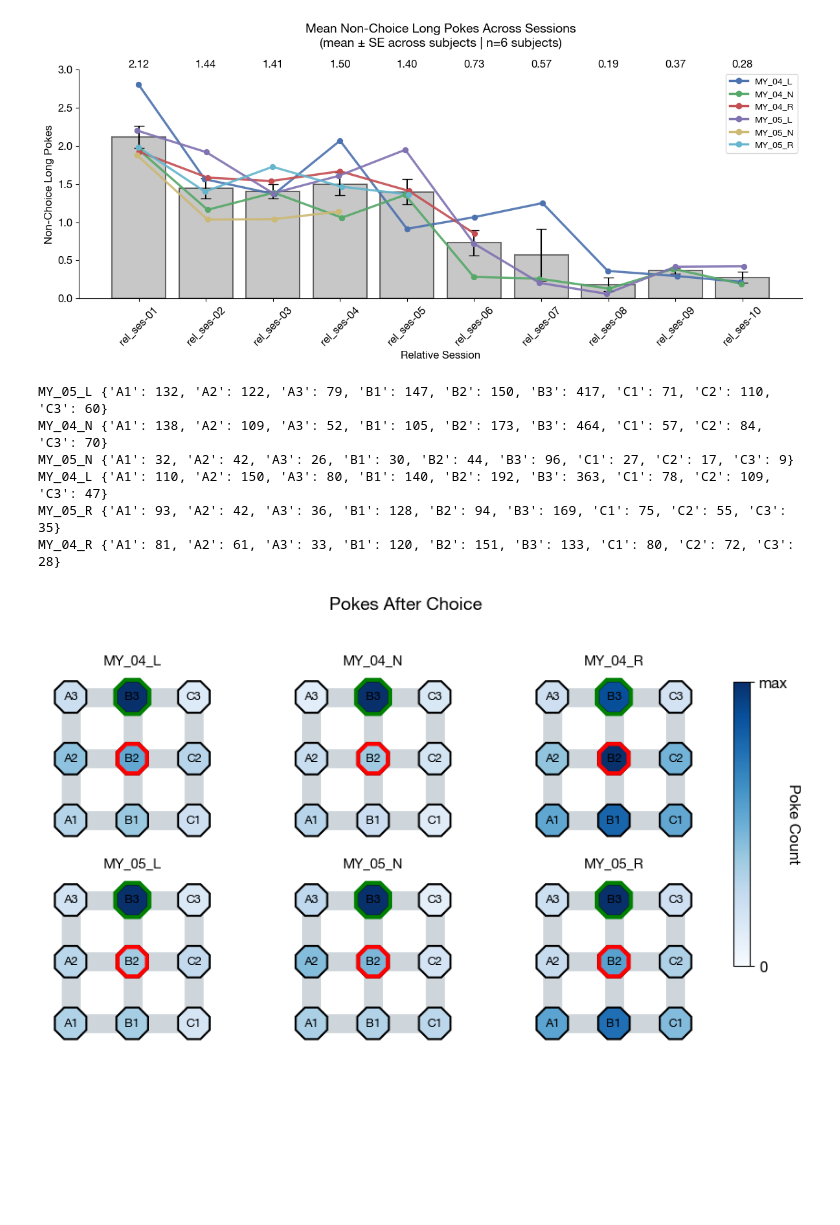
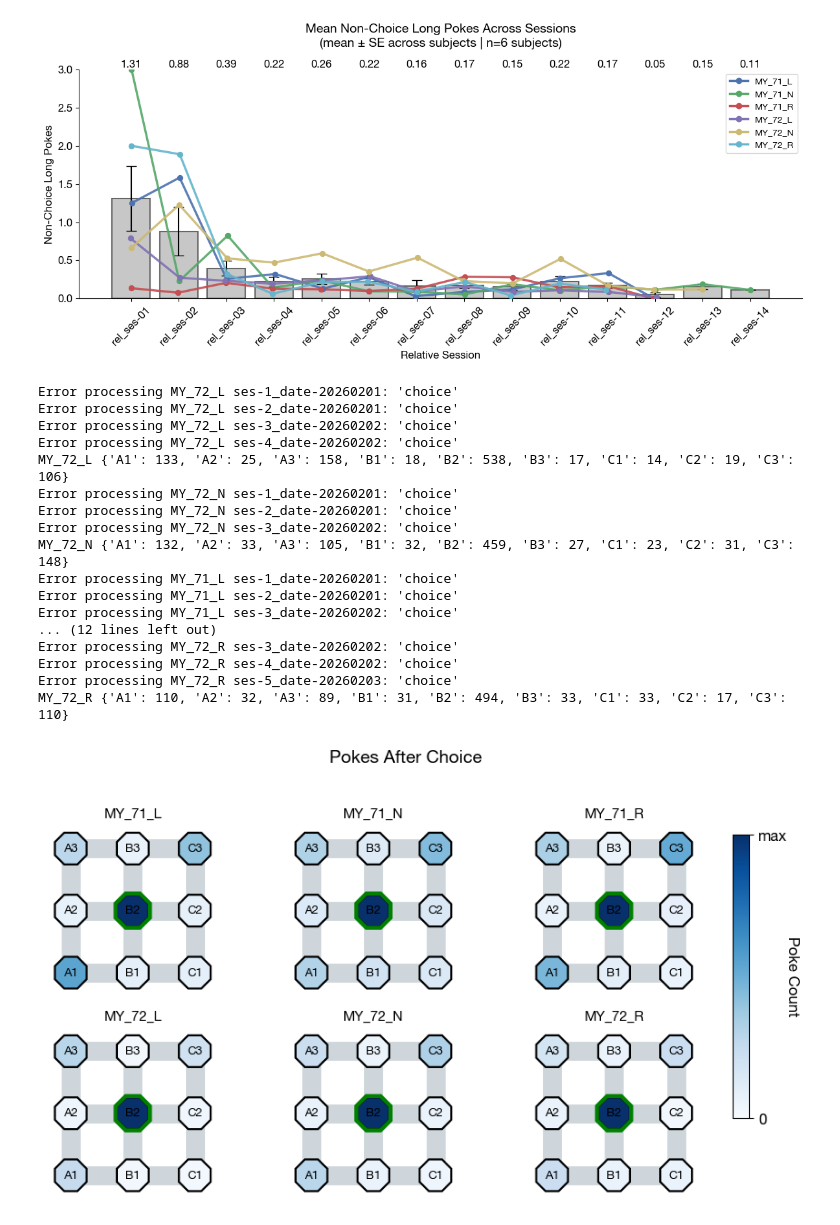
Before and after one commit to megyoung430/magnitude-bandit-analysis, a Jupyter notebook: scripts/fixing_old_analyses_problem2.ipynb, the cells around one changed output. Cells and saved outputs as stored; diff of their text form; code cells hidden in the pictures; blank space fills up the shorter version.

```diff
--- a/scripts/fixing_old_analyses_problem2.ipynb
+++ b/scripts/fixing_old_analyses_problem2.ipynb
@@ -26,10 +26,11 @@ from src.behavior_visualization.plot_num_reversals import *
 from src.behavior_visualization.plot_first_leave_after_good_reversals import *
 from src.behavior_visualization.plot_choice_probs_around_good_reversals import *
 # %%
-cohort = "cohort-02"
-problem_number = 2
+cohort = "cohort-01"
+problem_number = 1
+task = "open-field"
 problem = f"problem-{problem_number:02d}"
-root = f"../data/{cohort}/{problem}/rawdata/"
+root = f"../data/{task}/{cohort}/{problem}/rawdata/"
 subjects_data = import_data(root)
 subjects_trials = extract_trials(subjects_data)
 # %% [output]
@@ -342,7 +362,7 @@ out = plot_num_pokes_across_mice(
     align_relative=True,          # <- key line
 )
 # %% [output]
-[figure, old version]
+[figure, new version]
 # %%
 import re
 import json
@@ -836,39 +856,50 @@ def sum_counters(counters):
             continue
         for a in ARMS9:
             out[a] += int(c.get(a, 0))
     return out
 
 # build: per_mouse_counter_sum[mouse] = summed counter across sessions
 per_mouse_counter_sum = {}
 for subject in subjects_trials.keys():
     subj_session_counters = []
     for session in subjects_trials[subject].keys():
         try:
             counter, pokes_by_trial = get_pokes_between_iti_and_wait_choice(
                 subjects_data[subject][session]["df"],
                 choice_by_trial=[None] + subjects_trials[subject][session]['choice'],
             )
             subj_session_counters.append(counter)
         except Exception as e:
             print(f"Error processing {subject} {session}: {e}")
     per_mouse_counter_sum[subject] = sum_counters(subj_session_counters)
     print(subject, per_mouse_counter_sum[subject])
 
 plot_maze_heatmaps_per_mouse(
     per_mouse_counter_sum,
     title="Pokes After Choice",
-    initiation_well="B3",
-    initiation_well_red="B2",                 # optional
+    initiation_well="B2",
+    # initiation_well_red="B2",                 # optional
     # choice_wells=["A1", "A3", "C3"],        # optional green outlines
     cmap="Blues",
     show_counts=False,
     save_path=None,                         # or Path(".../maze_heatmap")
 )
 # %% [output]
-MY_05_L {'A1': 132, 'A2': 122, 'A3': 79, 'B1': 147, 'B2': 150, 'B3': 417, 'C1': 71, 'C2': 110, 'C3': 60}
-MY_04_N {'A1': 138, 'A2': 109, 'A3': 52, 'B1': 105, 'B2': 173, 'B3': 464, 'C1': 57, 'C2': 84, 'C3': 70}
-MY_05_N {'A1': 32, 'A2': 42, 'A3': 26, 'B1': 30, 'B2': 44, 'B3': 96, 'C1': 27, 'C2': 17, 'C3': 9}
-MY_04_L {'A1': 110, 'A2': 150, 'A3': 80, 'B1': 140, 'B2': 192, 'B3': 363, 'C1': 78, 'C2': 109, 'C3': 47}
-MY_05_R {'A1': 93, 'A2': 42, 'A3': 36, 'B1': 128, 'B2': 94, 'B3': 169, 'C1': 75, 'C2': 55, 'C3': 35}
-MY_04_R {'A1': 81, 'A2': 61, 'A3': 33, 'B1': 120, 'B2': 151, 'B3': 133, 'C1': 80, 'C2': 72, 'C3': 28}
+Error processing MY_72_L ses-1_date-20260201: 'choice'
+Error processing MY_72_L ses-2_date-20260201: 'choice'
+Error processing MY_72_L ses-3_date-20260202: 'choice'
+Error processing MY_72_L ses-4_date-20260202: 'choice'
+MY_72_L {'A1': 133, 'A2': 25, 'A3': 158, 'B1': 18, 'B2': 538, 'B3': 17, 'C1': 14, 'C2': 19, 'C3': 106}
+Error processing MY_72_N ses-1_date-20260201: 'choice'
+Error processing MY_72_N ses-2_date-20260201: 'choice'
+Error processing MY_72_N ses-3_date-20260202: 'choice'
+MY_72_N {'A1': 132, 'A2': 33, 'A3': 105, 'B1': 32, 'B2': 459, 'B3': 27, 'C1': 23, 'C2': 31, 'C3': 148}
+Error processing MY_71_L ses-1_date-20260201: 'choice'
+Error processing MY_71_L ses-2_date-20260201: 'choice'
+Error processing MY_71_L ses-3_date-20260202: 'choice'
+... (12 lines left out)
+Error processing MY_72_R ses-3_date-20260202: 'choice'
+Error processing MY_72_R ses-4_date-20260202: 'choice'
+Error processing MY_72_R ses-5_date-20260203: 'choice'
+MY_72_R {'A1': 110, 'A2': 32, 'A3': 89, 'B1': 31, 'B2': 494, 'B3': 33, 'C1': 33, 'C2': 17, 'C3': 110}
-[figure, old version]
+[figure, new version]
```
Also changed, not shown: parts of 4 cells of this notebook, 9 other files.
